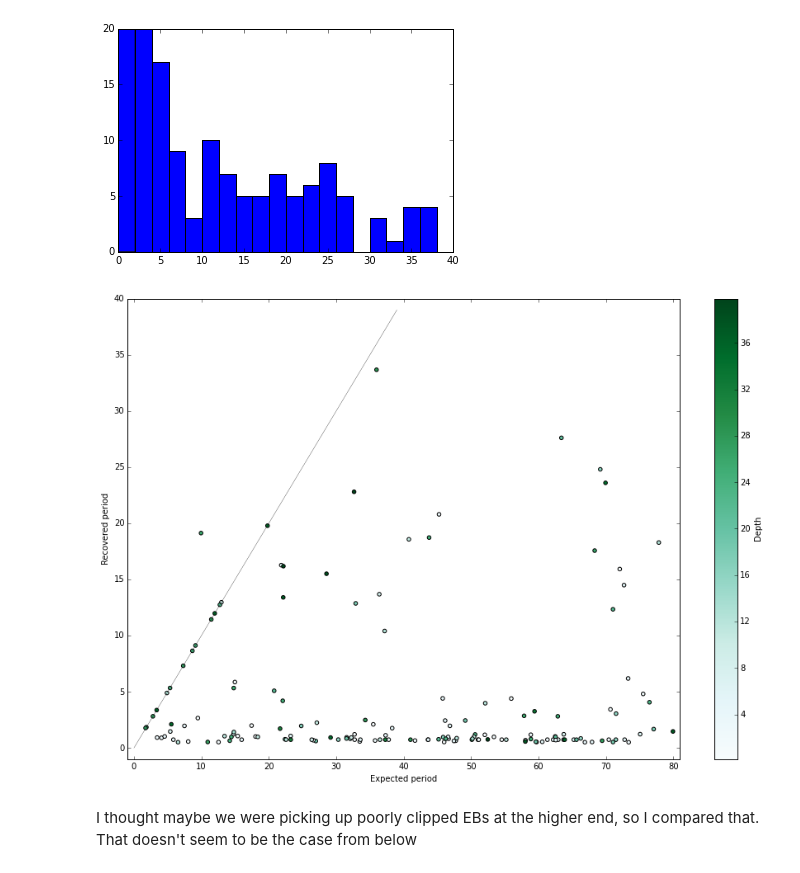
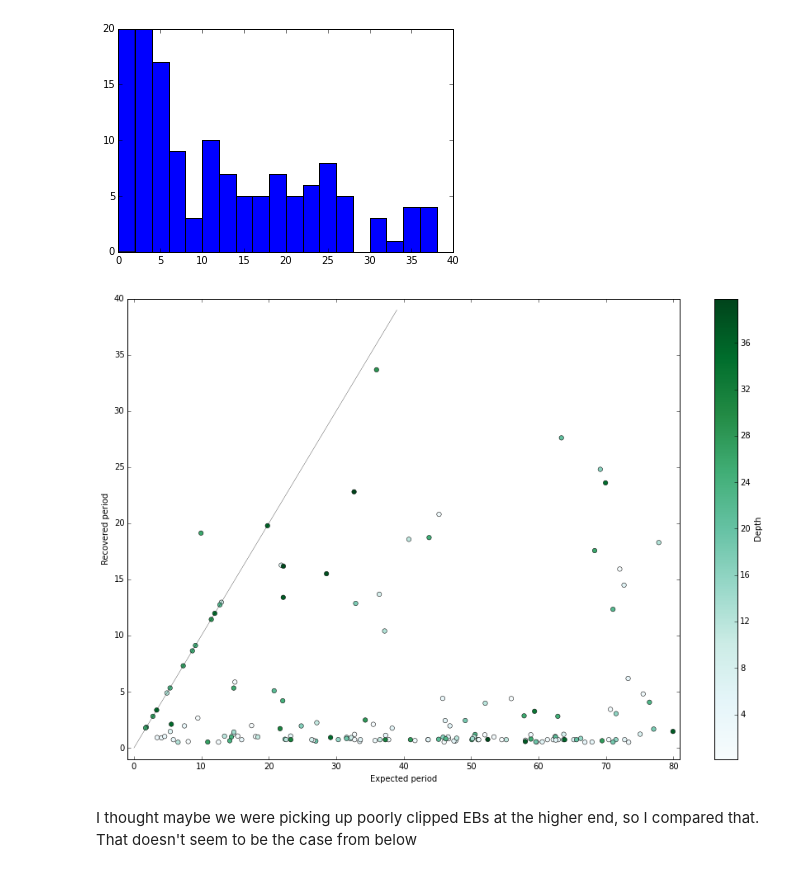
Before and after one commit to jmbhughes/swarced, a Jupyter notebook: recover_many_planets.ipynb, the cells around one changed output. Drawn from its saved outputs; the diff is of its cells as text; code cells hidden in the pictures.

```diff
--- a/recover_many_planets.ipynb
+++ b/recover_many_planets.ipynb
@@ -11,10 +12,12 @@ import remove_EB as remEB
 # %%
 path = "/k2_data/c0_known_EB_lc/"
 contents = os.listdir(path)
-contents = [fn for fn in contents if ("_injected_clip.result" in fn)]
+contents = np.array([fn for fn in contents if ("_injected_clip.result" in fn)])
 epicid = np.array([fn.split("-")[0][4:] for fn in contents],dtype=np.int32)
 ref = ascii.read("/k2_data/c0_EB")
-ref = [ref[list(ref['KIC/EPIC']).index(ind)] for ind in epicid]
+
+refrows = np.array([list(ref['KIC/EPIC']).index(ind) for ind in epicid])
+refsub = ref[refrows]
 # %%
 hdulist = fits.open(path + contents[0].split(".")[0] + ".fits")
 # %%
@@ -51,6 +54,12 @@ for fn in contents:
     inj_smass += [head['MSTAR']]
     inj_impact += [head['IMPACT']]
     hdulist.close()
+# %%
+inj_period, inj_rpbyrs, inj_tdepth=np.array(inj_period), np.array(inj_rpbyrs), np.array(inj_tdepth)
+inj_tctime, inj_prad, inj_srad = np.array(inj_tctime), np.array(inj_prad), np.array(inj_srad)
+inj_smass, inj_impact =np.array(inj_smass), np.array(inj_impact)
+# %%
+contents, ref, epicid = np.array(contents), np.array(ref), np.array(epicid)
 # %%
 recovered_period = []
 for fn in contents:
@@ -67,7 +76,8 @@ for fn in contents:
         else:
             second_recover += [-1.]
 # %%
-eb_period = [row['period'] for row in ref]
+eb_period = np.array([row['period'] for row in ref])
+recovered_period = np.array(recovered_period)
 # %% [markdown]
 Below is a schematic of recovery rate. In an ideal world, everything would be on the faint blue line.
 # %%
@@ -91,17 +101,18 @@ pl.show()
 [figure]
 # %%
 fig = pl.figure(figsize=(15,10))
-pl.scatter(inj_period, recovered_period, c=inj_tdepth,cmap='BuGn')
-#pl.scatter(expected_period, second_recover, c='red',s=15,lw=0)
+pl.scatter(inj_period, recovered_period, c=inj_tdepth,cmap='BuGn', lw=0.5, s=30)
+pl.colorbar(label= "Depth")
+#pl.scatter(expected_period, second_recover, c='red',s=30,lw=0.5)
 pl.plot(range(40), 'k',lw=0.3 )
 pl.ylabel("Recovered period")
 pl.xlabel("Expected period")
 pl.xlim(-1,81)
 pl.ylim(-1,40)
-pl.colorbar(label= "Depth")
+
 pl.show()
 # %% [output]
-[figure, old version]
+[figure, new version]
 # %% [markdown]
 I thought maybe we were picking up poorly clipped EBs at the higher end, so I compared that. That doesn't seem to be the case from below
 # %%
```
Also changed, not shown: parts of 18 cells of this notebook, 1 other file.
